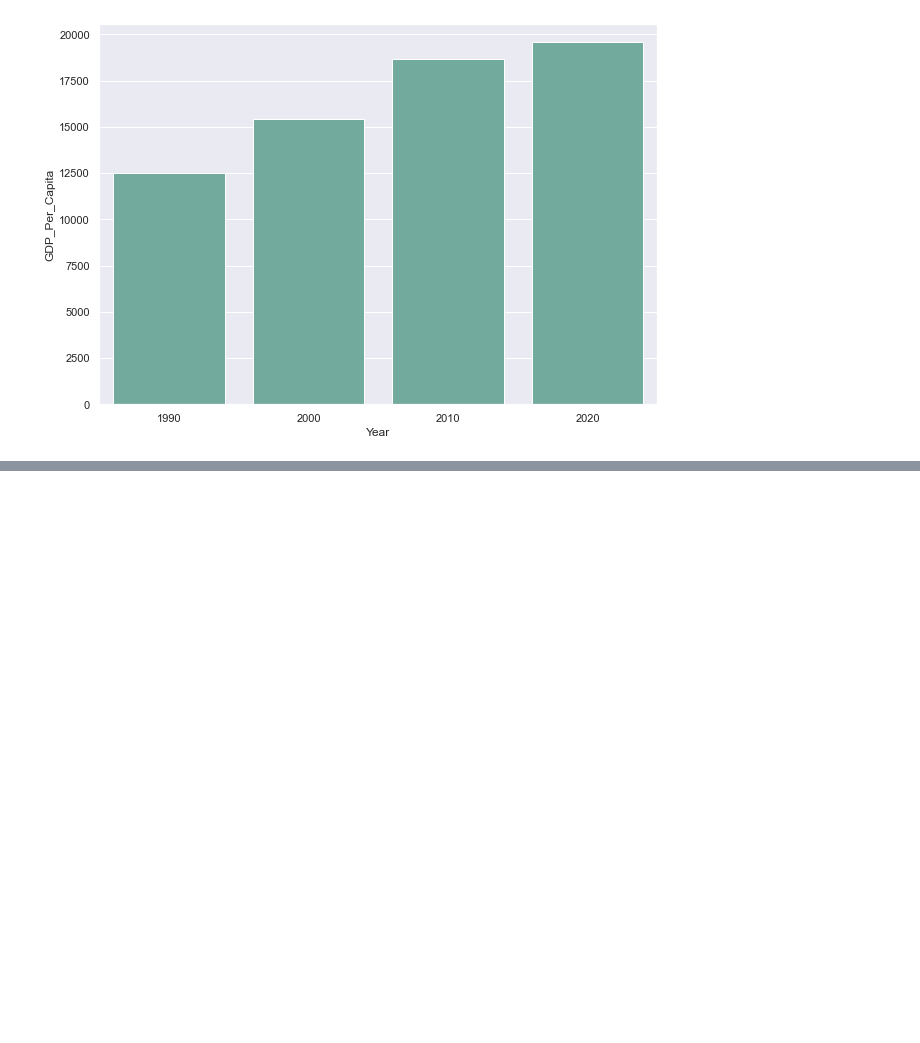
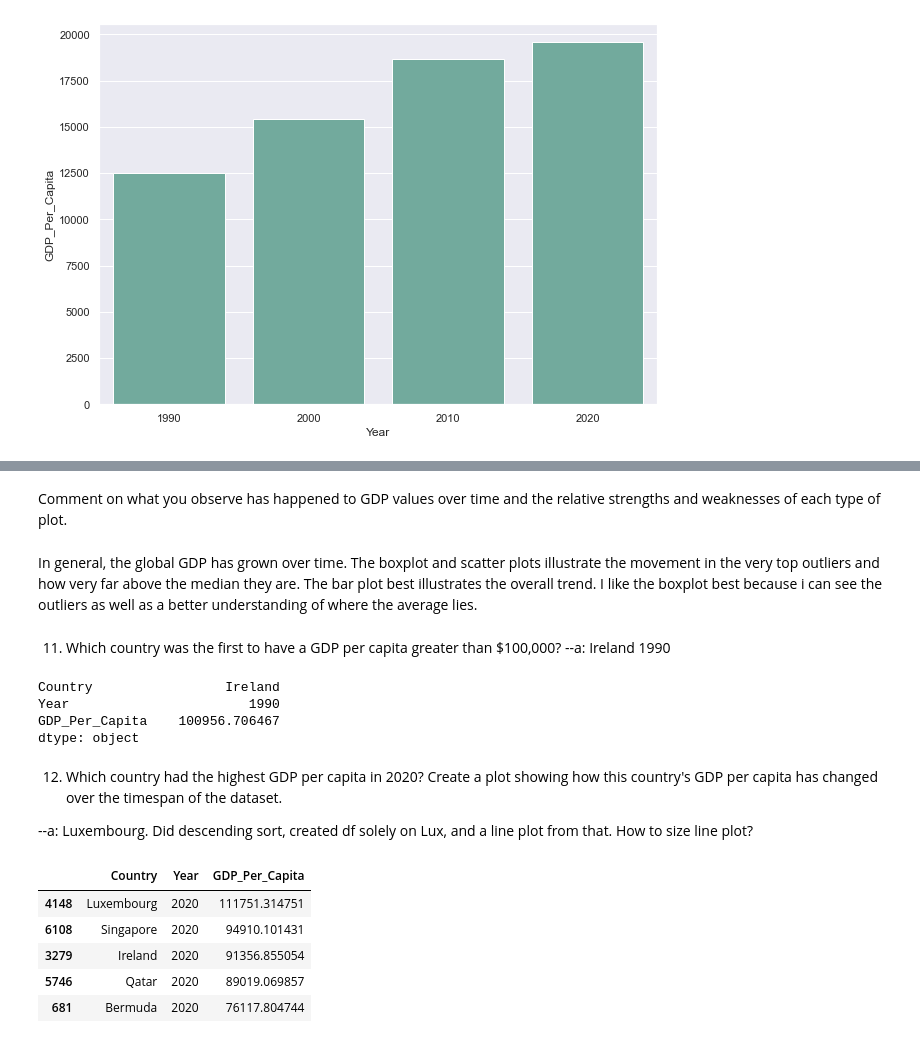
Before and after one commit to NSS-Data-Analytics-Cohort-10/gdp-and-internet-usage-t-white-21, a Jupyter notebook: notebook/un_project.ipynb, the cells around one changed output, grey strips where cells are left out. Drawn from its saved outputs; the diff is of its cells as text; code cells hidden in the pictures; blank space fills up the shorter version.

```diff
--- a/notebook/un_project.ipynb
+++ b/notebook/un_project.ipynb
@@ -233,0 +258,28 @@ In general, the global GDP has grown over time. The boxplot and scatter plots il
+# %% [markdown]
+Comment on what you observe has happened to GDP values over time and the relative strengths and weaknesses of each type of plot.
+# %% [markdown]
+In general, the global GDP has grown over time. The boxplot and scatter plots illustrate the movement in the very top outliers and how very far above the median they are. The bar plot best illustrates the overall trend. I like the boxplot best because i can see the outliers as well as a better understanding of where the average lies.
+# %% [markdown]
+11. Which country was the first to have a GDP per capita greater than $100,000?
+--a: Ireland 1990
+# %%
+gdp_df[gdp_df['GDP_Per_Capita'] > 100000].min()
+# %% [output]
+Country                 Ireland
+Year                       1990
+GDP_Per_Capita    100956.706467
+dtype: object
+# %% [markdown]
+12. Which country had the highest GDP per capita in 2020? Create a plot showing how this country's GDP per capita has changed over the timespan of the dataset.
+
+--a: Luxembourg. Did descending sort, created df solely on Lux, and a line plot from that. How to size line plot?
+# %%
+gdp_df_2020 = gdp_df_2020.sort_values('GDP_Per_Capita', ascending=False)
+gdp_df_2020.head()
+# %% [output]
+|  | Country | Year | GDP_Per_Capita |
+| 4148 | Luxembourg | 2020 | 111751.314751 |
+| 6108 | Singapore | 2020 | 94910.101431 |
+| 3279 | Ireland | 2020 | 91356.855054 |
+| 5746 | Qatar | 2020 | 89019.069857 |
+| 681 | Bermuda | 2020 | 76117.804744 |
```
Also changed, not shown: parts of 25 cells of this notebook.
